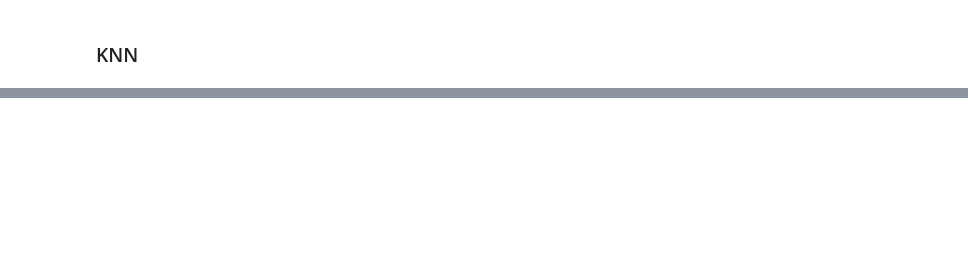
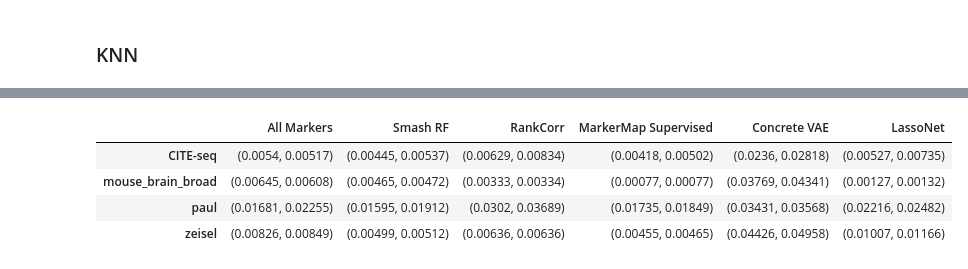
Before and after one commit to Computational-Morphogenomics-Group/MarkerMap, a Jupyter notebook: notebooks/SummaryTable.ipynb, the cells around one changed output, grey strips where cells are left out. Drawn from its saved outputs; the diff is of its cells as text; code cells hidden in the pictures; blank space fills up the shorter version.

```diff
--- a/notebooks/SummaryTable.ipynb
+++ b/notebooks/SummaryTable.ipynb
@@ -151,3 +175,11 @@ tabulated_results2
 | mouse_brain_broad | (0.00645, 0.00608) | (0.04626, 0.05147) | (0.00465, 0.00472) | (0.00345, 0.00345) | (0.00333, 0.00334) | (0.05128, 0.0591) | (0.00714, 0.00741) | ... |
 | paul | (0.01681, 0.02255) | (0.05892, 0.05146) | (0.01595, 0.01912) | (0.01848, 0.02353) | (0.0302, 0.03689) | (0.02446, 0.02886) | (0.01475, 0.01377) | ... |
 | zeisel | (0.00826, 0.00849) | (0.03513, 0.03642) | (0.00499, 0.00512) | (0.04191, 0.0458) | (0.00636, 0.00636) | (0.0561, 0.06126) | (0.04964, 0.05203) | ... |
+# %%
+tabulated_results2[['All Markers', 'Smash RF', 'RankCorr', 'MarkerMap Supervised', 'Concrete VAE', 'LassoNet']]
+# %% [output]
+|  | All Markers | Smash RF | RankCorr | MarkerMap Supervised | Concrete VAE | LassoNet |
+| CITE-seq | (0.0054, 0.00517) | (0.00445, 0.00537) | (0.00629, 0.00834) | (0.00418, 0.00502) | (0.0236, 0.02818) | (0.00527, 0.00735) |
+| mouse_brain_broad | (0.00645, 0.00608) | (0.00465, 0.00472) | (0.00333, 0.00334) | (0.00077, 0.00077) | (0.03769, 0.04341) | (0.00127, 0.00132) |
+| paul | (0.01681, 0.02255) | (0.01595, 0.01912) | (0.0302, 0.03689) | (0.01735, 0.01849) | (0.03431, 0.03568) | (0.02216, 0.02482) |
+| zeisel | (0.00826, 0.00849) | (0.00499, 0.00512) | (0.00636, 0.00636) | (0.00455, 0.00465) | (0.04426, 0.04958) | (0.01007, 0.01166) |
```
Also changed, not shown: parts of 4 cells of this notebook.
